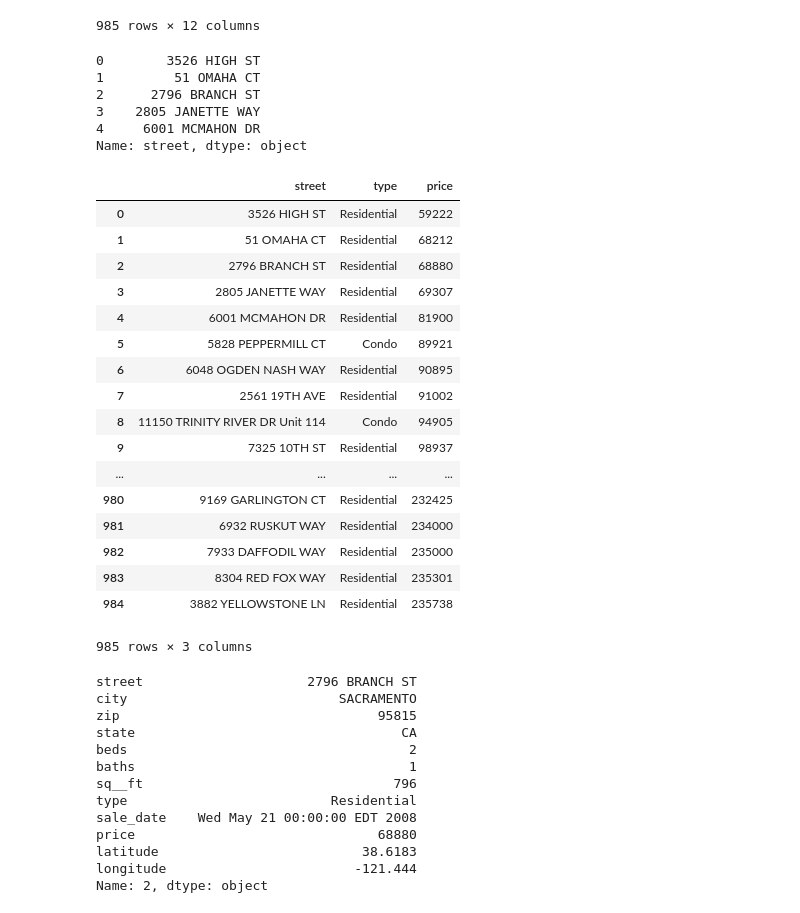
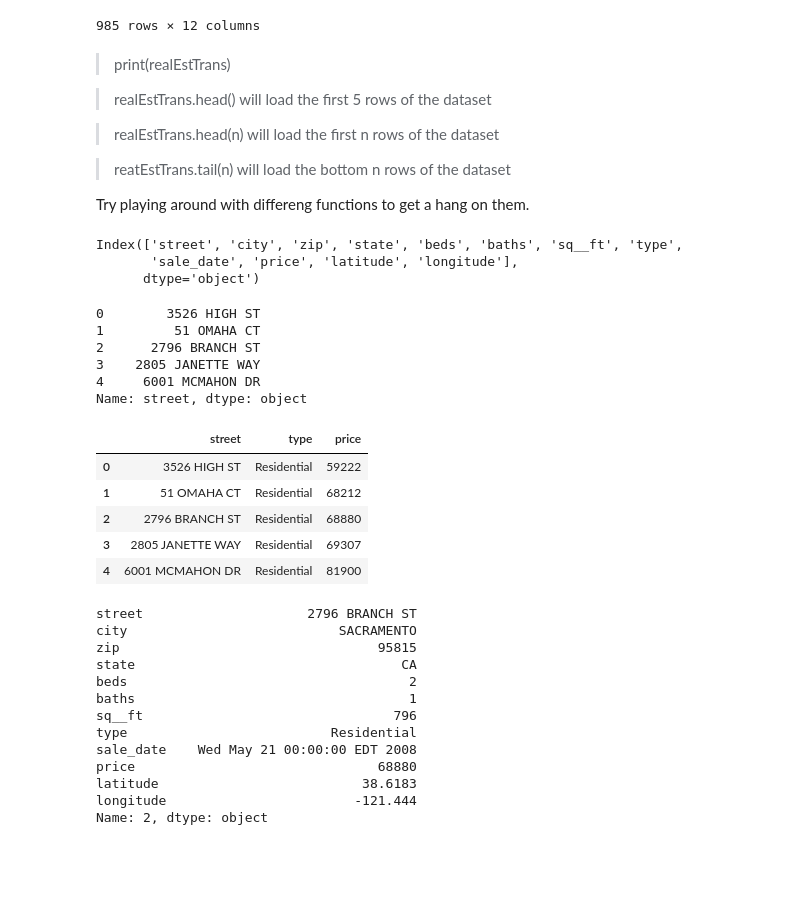
Before and after one commit to saadzarook/python-pandas-basics, a Jupyter notebook: the-basics-of-python-pandas-part-1.ipynb, the cells around one changed output. Drawn from its saved outputs; the diff is of its cells as text; code cells hidden in the pictures; blank space fills up the shorter version.

```diff
--- a/the-basics-of-python-pandas-part-1.ipynb
+++ b/the-basics-of-python-pandas-part-1.ipynb
@@ -51,4 +47,22 @@ realEstTrans
 | 983 | 8304 RED FOX WAY | ELK GROVE | 95758 | CA | 4 | 2 | 1685 | Residential | Thu May 15 00:00:00 EDT 2008 | 235301 | 38.417000 | ... |
 | 984 | 3882 YELLOWSTONE LN | EL DORADO HILLS | 95762 | CA | 3 | 2 | 1362 | Residential | Thu May 15 00:00:00 EDT 2008 | 235738 | 38.655245 | ... |
 985 rows × 12 columns
+# %% [markdown]
+> print(realEstTrans)
+
+> realEstTrans.head() will load the first 5 rows of the dataset
+
+> realEstTrans.head(n) will load the first n rows of the dataset
+
+> reatEstTrans.tail(n) will load the bottom n rows of the dataset
+
+Try playing around with differeng functions to get a hang on them.
+# %%
+#Now let's explore our dataset
+#To view the headers or features we use the .columns method
+realEstTrans.columns #or print(realEstTrans.columns) will work the same
+# %% [output]
+Index(['street', 'city', 'zip', 'state', 'beds', 'baths', 'sq__ft', 'type',
+       'sale_date', 'price', 'latitude', 'longitude'],
+      dtype='object')
 # %%
@@ -71,26 +81,14 @@ realEstTrans['street'][0:5] #We can also give a range of rows we need from the c
 Name: street, dtype: object
 # %%
 #We can also view multiple columns by simple specifying the names
-realEstTrans[['street','type','price']]
+realEstTrans[['street','type','price']].head()
 # %% [output]
 |  | street | type | price |
 | 0 | 3526 HIGH ST | Residential | 59222 |
 | 1 | 51 OMAHA CT | Residential | 68212 |
 | 2 | 2796 BRANCH ST | Residential | 68880 |
 | 3 | 2805 JANETTE WAY | Residential | 69307 |
 | 4 | 6001 MCMAHON DR | Residential | 81900 |
-| 5 | 5828 PEPPERMILL CT | Condo | 89921 |
-| 6 | 6048 OGDEN NASH WAY | Residential | 90895 |
-| 7 | 2561 19TH AVE | Residential | 91002 |
-| 8 | 11150 TRINITY RIVER DR Unit 114 | Condo | 94905 |
-| 9 | 7325 10TH ST | Residential | 98937 |
-| ... | ... | ... | ... |
-| 980 | 9169 GARLINGTON CT | Residential | 232425 |
-| 981 | 6932 RUSKUT WAY | Residential | 234000 |
-| 982 | 7933 DAFFODIL WAY | Residential | 235000 |
-| 983 | 8304 RED FOX WAY | Residential | 235301 |
-| 984 | 3882 YELLOWSTONE LN | Residential | 235738 |
-985 rows × 3 columns
 # %%
 #To read specific row we can use the .iloc[] method
 realEstTrans.iloc[2]
```
Also changed, not shown: parts of 23 cells of this notebook.
